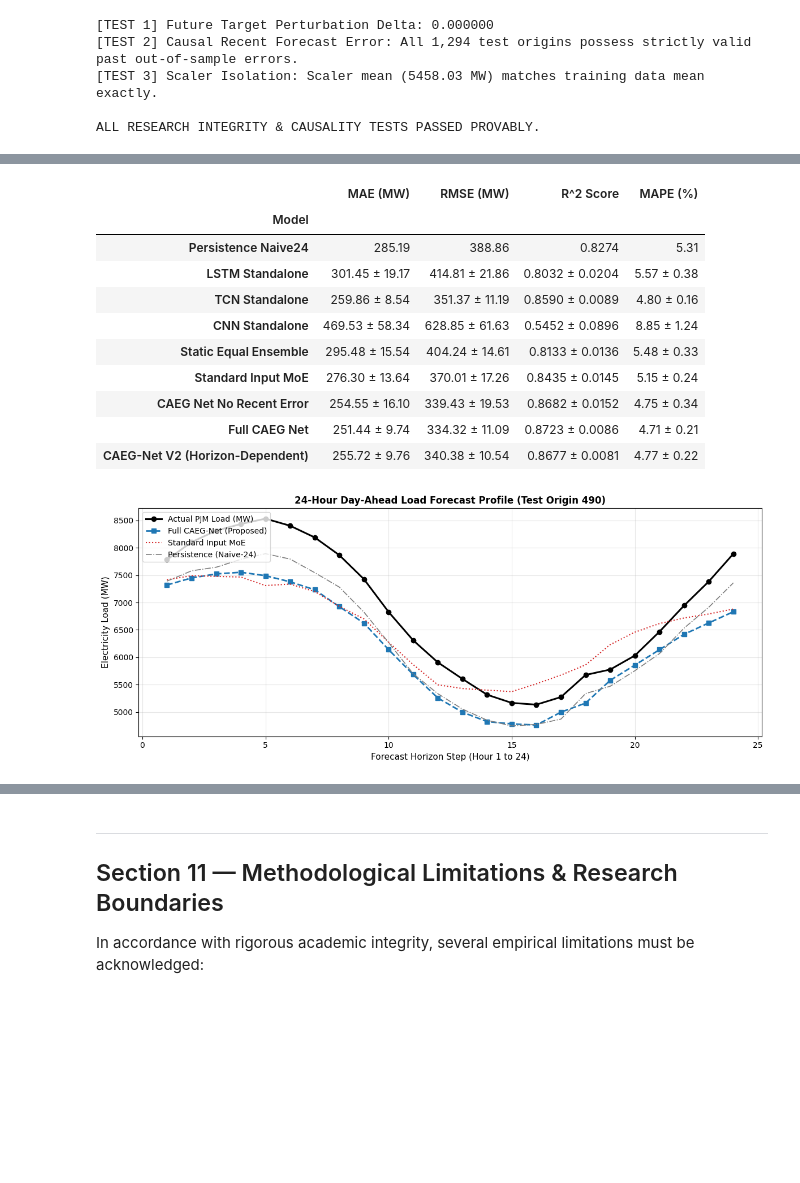
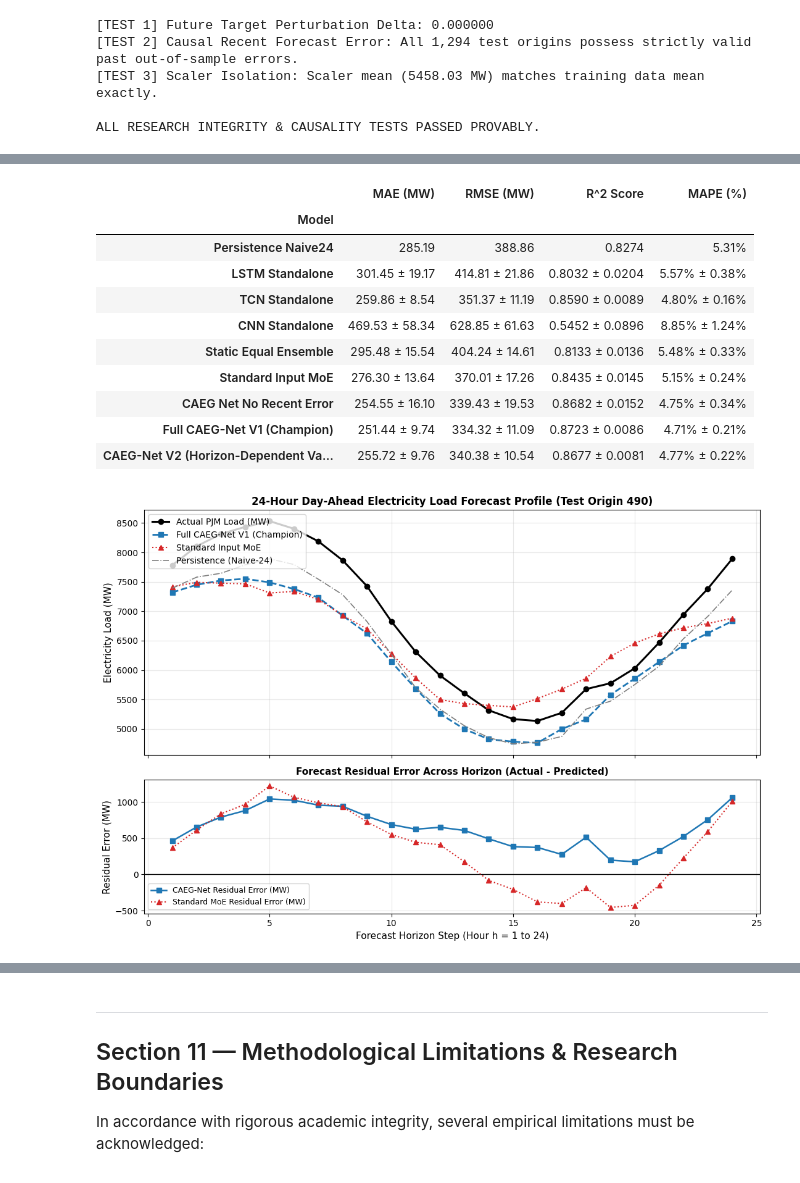
Before and after one commit to vinay-0208/CAEGNET, a Jupyter notebook: notebooks/CAEG_Net_Faculty_Review.ipynb, the cells around one changed output, grey strips where cells are left out. Saved outputs shown, nothing was run; the diff lists cells and outputs as text; code cells hidden in the pictures; blank space fills up the shorter version.

Commit message:
Final pre-defense audit: Safe training optimizations, complete telemetry table, and rendered faculty visualizations

```diff
--- a/notebooks/CAEG_Net_Faculty_Review.ipynb
+++ b/notebooks/CAEG_Net_Faculty_Review.ipynb
@@ -258,68 +342,84 @@ Metrics are computed across the entire held-out test partition ($N = 1,294$ wind
 # %%
-# Load verified performance summary
-perf_summary_path = os.path.join(repo_dir, "results", "phase7_performance_summary.csv")
+# Load verified performance summaries
+perf_summary_path = os.path.join(repo_dir, "results", "baseline_v1", "phase7_performance_summary.csv")
 v2_summary_path = os.path.join(repo_dir, "results", "caeg_v2", "v2_performance_summary.csv")
 
 df_perf = pd.read_csv(perf_summary_path)
 df_v2_sum = pd.read_csv(v2_summary_path)
 
-# Combine for comprehensive table
 main_table_rows = []
 for _, r in df_perf.iterrows():
     is_det = (r["model"] == "Persistence_Naive24")
+    m_name = r["model"].replace("_", " ")
+    if r["model"] == "Full_CAEG_Net":
+        m_name = "Full CAEG-Net V1 (Champion)"
     main_table_rows.append({
-        "Model": r["model"].replace("_", " "),
+        "Model": m_name,
         "MAE (MW)": f"{r['MAE_mean']:.2f}" if is_det else f"{r['MAE_mean']:.2f} ± {r['MAE_std']:.2f}",
         "RMSE (MW)": f"{r['RMSE_mean']:.2f}" if is_det else f"{r['RMSE_mean']:.2f} ± {r['RMSE_std']:.2f}",
         "R^2 Score": f"{r['R2_mean']:.4f}" if is_det else f"{r['R2_mean']:.4f} ± {r['R2_std']:.4f}",
-        "MAPE (%)": f"{r['MAPE_mean']:.2f}" if is_det else f"{r['MAPE_mean']:.2f} ± {r['MAPE_std']:.2f}",
+        "MAPE (%)": f"{r['MAPE_mean']:.2f}%" if is_det else f"{r['MAPE_mean']:.2f}% ± {r['MAPE_std']:.2f}%",
     })
 
 for _, r in df_v2_sum.iterrows():
     main_table_rows.append({
-        "Model": "CAEG-Net V2 (Horizon-Dependent)",
+        "Model": "CAEG-Net V2 (Horizon-Dependent Variant)",
         "MAE (MW)": f"{r['MAE_mean']:.2f} ± {r['MAE_std']:.2f}",
         "RMSE (MW)": f"{r['RMSE_mean']:.2f} ± {r['RMSE_std']:.2f}",
         "R^2 Score": f"{r['R2_mean']:.4f} ± {r['R2_std']:.4f}",
-        "MAPE (%)": f"{r['MAPE_mean']:.2f} ± {r['MAPE_std']:.2f}",
+        "MAPE (%)": f"{r['MAPE_mean']:.2f}% ± {r['MAPE_std']:.2f}%",
     })
 
-display(pd.DataFrame(main_table_rows).set_index("Model"))
+df_main_display = pd.DataFrame(main_table_rows).set_index("Model")
+display(df_main_display)
 # %% [output]
 |  | MAE (MW) | RMSE (MW) | R^2 Score | MAPE (%) |
 | Model |  |  |  |  |
-| Persistence Naive24 | 285.19 | 388.86 | 0.8274 | 5.31 |
-| LSTM Standalone | 301.45 ± 19.17 | 414.81 ± 21.86 | 0.8032 ± 0.0204 | 5.57 ± 0.38 |
-| TCN Standalone | 259.86 ± 8.54 | 351.37 ± 11.19 | 0.8590 ± 0.0089 | 4.80 ± 0.16 |
-| CNN Standalone | 469.53 ± 58.34 | 628.85 ± 61.63 | 0.5452 ± 0.0896 | 8.85 ± 1.24 |
-| Static Equal Ensemble | 295.48 ± 15.54 | 404.24 ± 14.61 | 0.8133 ± 0.0136 | 5.48 ± 0.33 |
-| Standard Input MoE | 276.30 ± 13.64 | 370.01 ± 17.26 | 0.8435 ± 0.0145 | 5.15 ± 0.24 |
-| CAEG Net No Recent Error | 254.55 ± 16.10 | 339.43 ± 19.53 | 0.8682 ± 0.0152 | 4.75 ± 0.34 |
-| Full CAEG Net | 251.44 ± 9.74 | 334.32 ± 11.09 | 0.8723 ± 0.0086 | 4.71 ± 0.21 |
-| CAEG-Net V2 (Horizon-Dependent) | 255.72 ± 9.76 | 340.38 ± 10.54 | 0.8677 ± 0.0081 | 4.77 ± 0.22 |
+| Persistence Naive24 | 285.19 | 388.86 | 0.8274 | 5.31% |
+| LSTM Standalone | 301.45 ± 19.17 | 414.81 ± 21.86 | 0.8032 ± 0.0204 | 5.57% ± 0.38% |
+| TCN Standalone | 259.86 ± 8.54 | 351.37 ± 11.19 | 0.8590 ± 0.0089 | 4.80% ± 0.16% |
+| CNN Standalone | 469.53 ± 58.34 | 628.85 ± 61.63 | 0.5452 ± 0.0896 | 8.85% ± 1.24% |
+| Static Equal Ensemble | 295.48 ± 15.54 | 404.24 ± 14.61 | 0.8133 ± 0.0136 | 5.48% ± 0.33% |
+| Standard Input MoE | 276.30 ± 13.64 | 370.01 ± 17.26 | 0.8435 ± 0.0145 | 5.15% ± 0.24% |
+| CAEG Net No Recent Error | 254.55 ± 16.10 | 339.43 ± 19.53 | 0.8682 ± 0.0152 | 4.75% ± 0.34% |
+| Full CAEG-Net V1 (Champion) | 251.44 ± 9.74 | 334.32 ± 11.09 | 0.8723 ± 0.0086 | 4.71% ± 0.21% |
+| CAEG-Net V2 (Horizon-Dependent Va... | 255.72 ± 9.76 | 340.38 ± 10.54 | 0.8677 ± 0.0081 | 4.77% ± 0.22% |
 # %%
-# Plot Actual vs Predicted 24-Hour Load Horizon for a Representative Test Origin
-cache_v1 = np.load(os.path.join(repo_dir, "results", "phase5_multiseed_cache.npz"), allow_pickle=True)
+# Visualizations 3 & 8: Actual vs Predicted 24-Hour Forecast Profile and Forecast Residuals
+cache_v1 = np.load(os.path.join(repo_dir, "results", "baseline_v1", "phase5_multiseed_cache.npz"), allow_pickle=True)
 y_true_raw = cache_v1["y_true_raw"]
 y_pred_caeg_v1 = cache_v1["caeg_seed_42"]
 y_pred_moe = cache_v1["moe_seed_42"]
 y_naive = cache_v1["naive_pred"]
 
 origin_idx = 490 # Representative day-ahead dispatch origin
 h_steps = np.arange(1, 25)
 
-plt.figure(figsize=(12, 5))
-plt.plot(h_steps, y_true_raw[origin_idx], "k-o", lw=2.2, label="Actual PJM Load (MW)")
-plt.plot(h_steps, y_pred_caeg_v1[origin_idx], color="#1f77b4", lw=2, linestyle="--", marker="s", label="Full CAEG-Net (Proposed)")
-plt.plot(h_steps, y_pred_moe[origin_idx], color="#d62728", lw=1.5, linestyle=":", label="Standard Input MoE")
-plt.plot(h_steps, y_naive[origin_idx], color="#7f7f7f", lw=1.2, linestyle="-.", label="Persistence (Naive-24)")
+fig, (ax1, ax2) = plt.subplots(2, 1, figsize=(11, 7.5), sharex=True, gridspec_kw={"height_ratios": [2.2, 1.2]})
 
-plt.title(f"24-Hour Day-Ahead Load Forecast Profile (Test Origin {origin_idx})", fontsize=12, fontweight="bold")
-plt.xlabel("Forecast Horizon Step (Hour 1 to 24)", fontsize=11)
-plt.ylabel("Electricity Load (MW)", fontsize=11)
-plt.grid(True, alpha=0.3)
-plt.legend(loc="upper left", fontsize=10)
+# Top Plot: Forecast Curves
+ax1.plot(h_steps, y_true_raw[origin_idx], "k-o", lw=2.2, label="Actual PJM Load (MW)")
+ax1.plot(h_steps, y_pred_caeg_v1[origin_idx], color="#1f77b4", lw=2, linestyle="--", marker="s", label="Full CAEG-Net V1 (Champion)")
+ax1.plot(h_steps, y_pred_moe[origin_idx], color="#d62728", lw=1.5, linestyle=":", marker="^", label="Standard Input MoE")
+ax1.plot(h_steps, y_naive[origin_idx], color="#7f7f7f", lw=1.2, linestyle="-.", label="Persistence (Naive-24)")
+ax1.set_title(f"24-Hour Day-Ahead Electricity Load Forecast Profile (Test Origin {origin_idx})", fontsize=12, fontweight="bold")
+ax1.set_ylabel("Electricity Load (MW)", fontsize=11)
+ax1.grid(True, alpha=0.3)
+ax1.legend(loc="upper left", fontsize=10)
+
+# Bottom Plot: Residual Errors (y_true - y_pred)
+res_caeg = y_true_raw[origin_idx] - y_pred_caeg_v1[origin_idx]
+res_moe = y_true_raw[origin_idx] - y_pred_moe[origin_idx]
+ax2.axhline(0, color="black", linestyle="-", lw=1)
+ax2.plot(h_steps, res_caeg, color="#1f77b4", lw=1.8, marker="s", label="CAEG-Net Residual Error (MW)")
+ax2.plot(h_steps, res_moe, color="#d62728", lw=1.5, linestyle=":", marker="^", label="Standard MoE Residual Error (MW)")
+ax2.set_title("Forecast Residual Error Across Horizon (Actual - Predicted)", fontsize=11, fontweight="bold")
+ax2.set_xlabel("Forecast Horizon Step (Hour h = 1 to 24)", fontsize=11)
+ax2.set_ylabel("Residual Error (MW)", fontsize=11)
+ax2.grid(True, alpha=0.3)
+ax2.legend(loc="lower left", fontsize=9)
+
 plt.tight_layout()
 plt.show()
 # %% [output]
-[figure, old version]
+[figure, new version]
```
Also changed, not shown: parts of 20 cells of this notebook, 9 other files.
